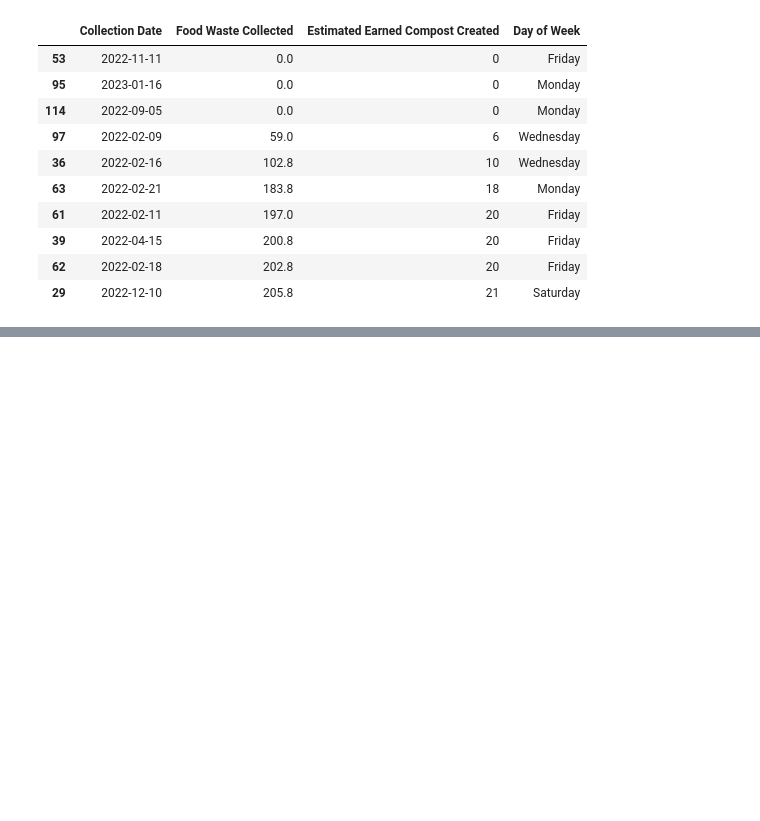
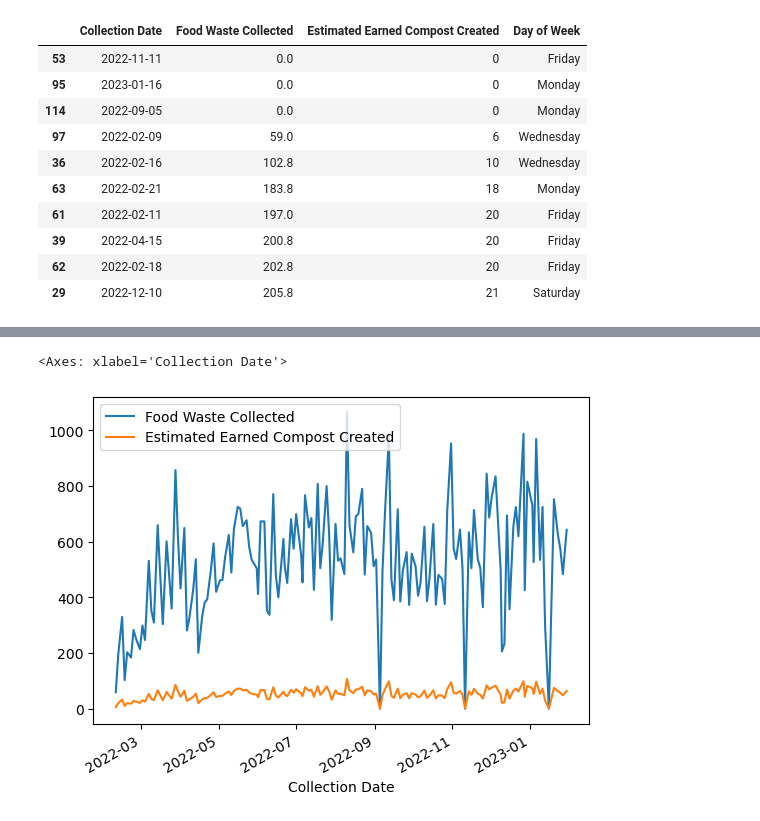
Before and after one commit to step-security-bot/cary-python-introduction, a Jupyter notebook: notebooks/reading_local_files.ipynb, the cells around one changed output, grey strips where cells are left out. Drawn from its saved outputs; the diff is of its cells as text; code cells hidden in the pictures; blank space fills up the shorter version.

```diff
--- a/notebooks/reading_local_files.ipynb
+++ b/notebooks/reading_local_files.ipynb
@@ -155,0 +165,5 @@ df_csv.nsmallest(10,'Food Waste Collected')
+# %%
+df_csv_parsed_dates.plot()
+# %% [output]
+<Axes: xlabel='Collection Date'>
+[figure, added]
```
Also changed, not shown: parts of 3 cells of this notebook.
